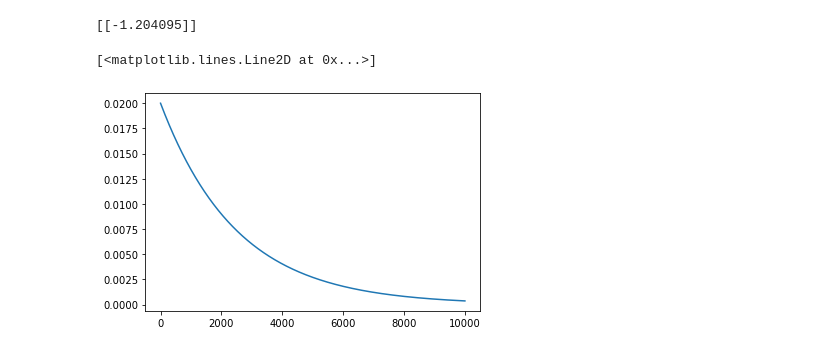
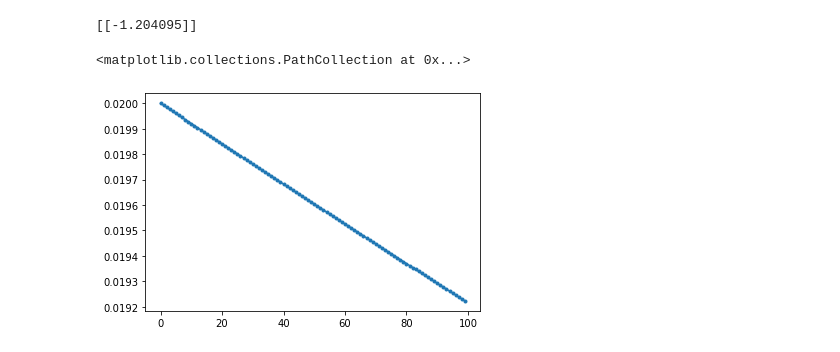
Before and after one commit to DengNaichen/deep-neural-networks-with-pytorch, a Jupyter notebook: test.ipynb, the cells around one changed output. Cells and saved outputs as stored; diff of their text form; code cells hidden in the pictures.

```diff
--- a/test.ipynb
+++ b/test.ipynb
@@ -94,12 +97,13 @@ print (vac)
 [[-1.204095]]
 # %%
 # test lr decay
-ep = np.arange(0, 10000, 1)
+ep = np.arange(0, 100, 1)
 lr = 0.02 * 0.9996**ep
 plt.plot(ep, lr)
+plt.scatter(ep, lr, marker='.')
 # %% [output]
-[<matplotlib.lines.Line2D at 0x...>]
+<matplotlib.collections.PathCollection at 0x...>
-[figure, old version]
+[figure, new version]
 # %%
 lr1 = 0.02 * (1 / (1 + 0.0009 * ep))
 plt.plot(ep, lr1)
```
Also changed, not shown: parts of 5 cells of this notebook, 4 other files.
